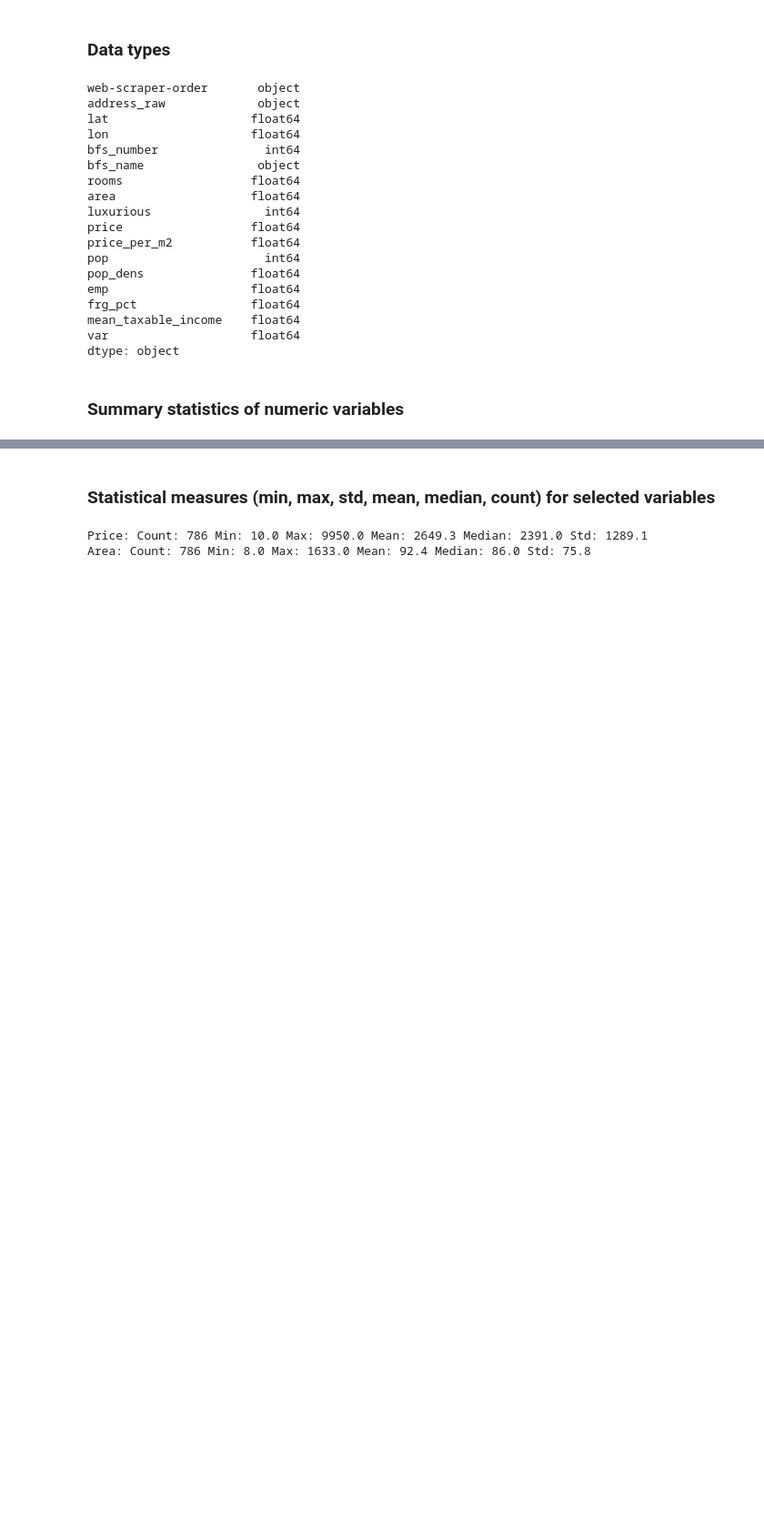
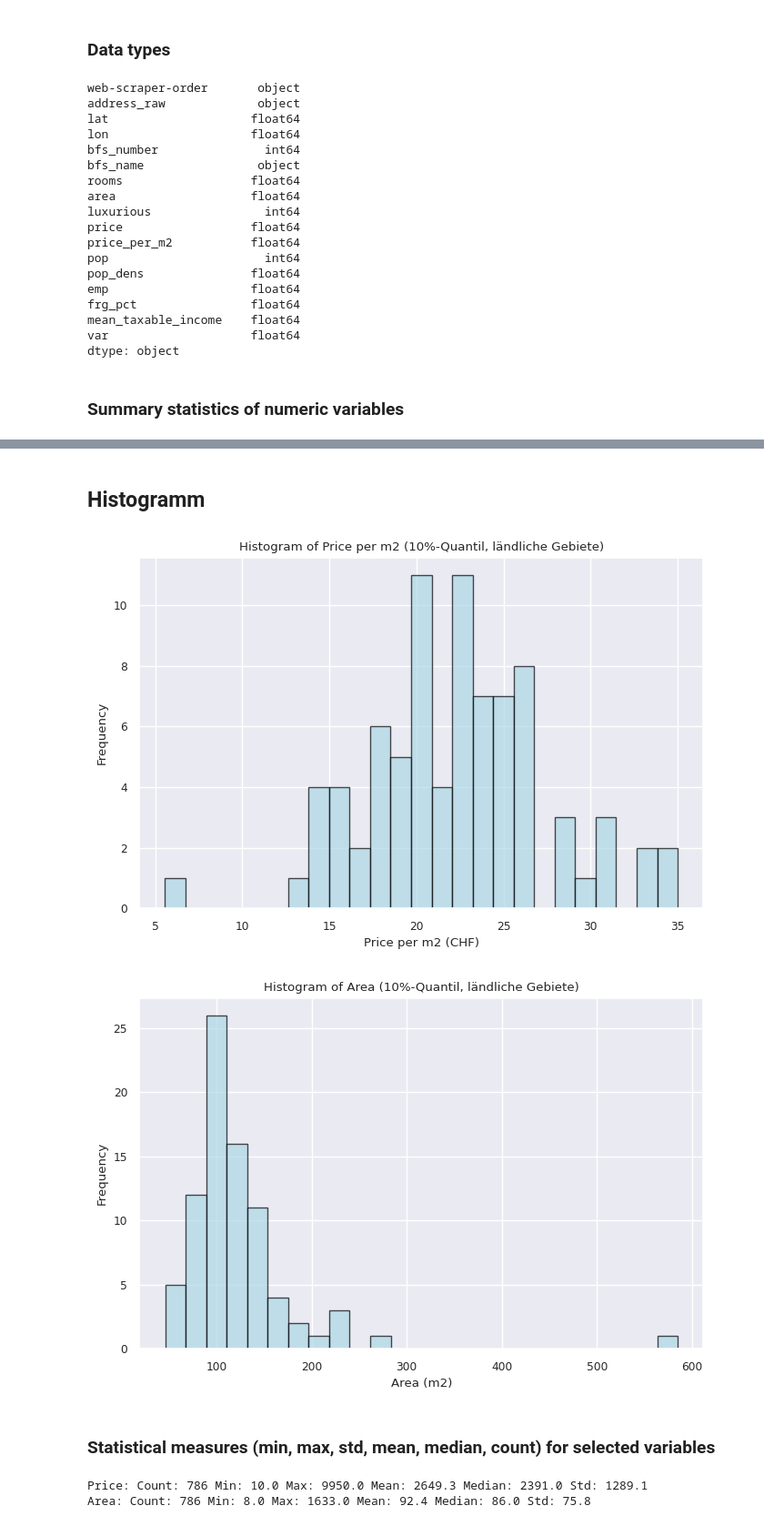
Before and after one commit to schlenat/data_analytics, a Jupyter notebook: Week_04/rural_apartement.ipynb, the cells around one changed output, grey strips where cells are left out. Shown at 91% size. Cells and saved outputs as stored; diff of their text form; code cells hidden in the pictures; blank space fills up the shorter version.

```diff
--- a/Week_04/rural_apartement.ipynb
+++ b/Week_04/rural_apartement.ipynb
@@ -139,3 +143,26 @@ df.describe()
+# %% [markdown]
+## Histogramm
+# %%
+df_rural.describe()
+plt.figure(figsize=(8, 5))
+plt.hist(df_rural['price_per_m2'], bins=25, color="lightblue", edgecolor="black", alpha=0.7)
+plt.title('Histogram of Price per m2 (10%-Quantil, ländliche Gebiete)')
+plt.xlabel('Price per m2 (CHF)')
+plt.ylabel('Frequency')
+plt.grid(True)
+plt.show()
+
+
+plt.figure(figsize=(8, 5))
+plt.hist(df_rural['area'], bins=25, color="lightblue", edgecolor="black", alpha=0.7)
+plt.title('Histogram of Area (10%-Quantil, ländliche Gebiete)')
+plt.xlabel('Area (m2)')
+plt.ylabel('Frequency')
+plt.grid(True)
+plt.show()
+# %% [output]
+[figure, added]
+[figure, added]
 # %% [markdown]
 ### Statistical measures (min, max, std, mean, median, count) for selected variables
 # %%
```
Also changed, not shown: parts of 2 cells of this notebook.
